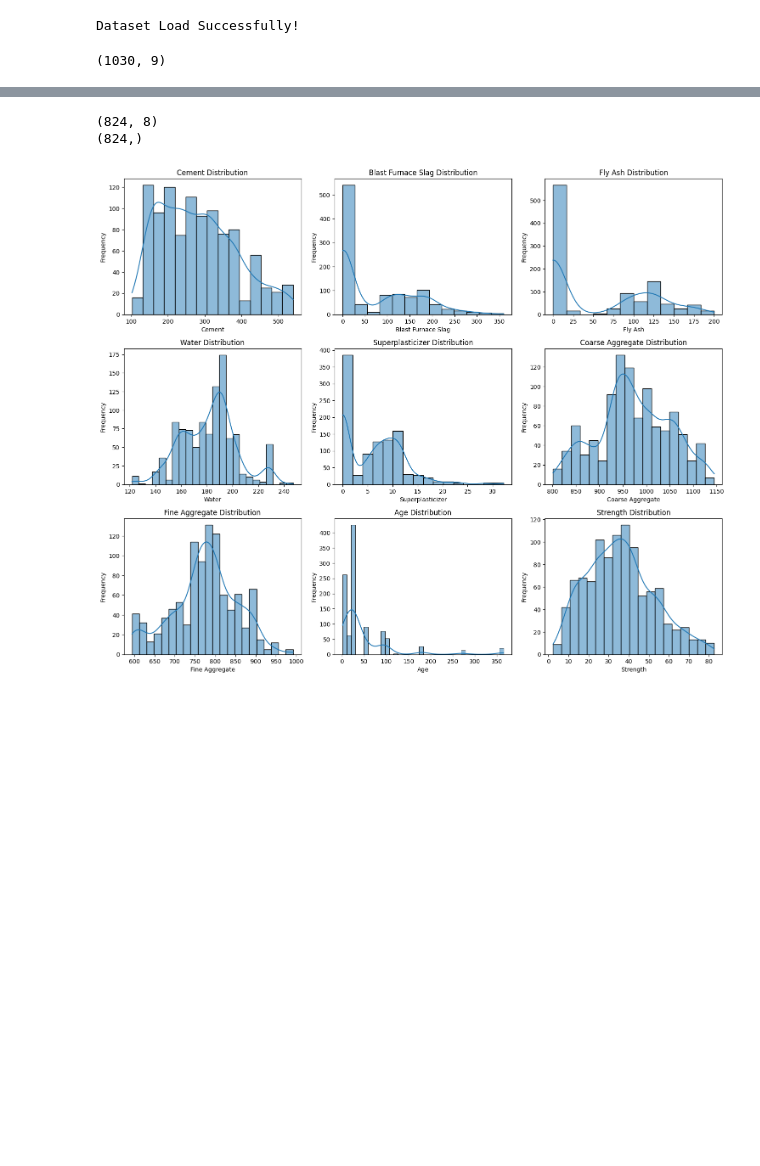
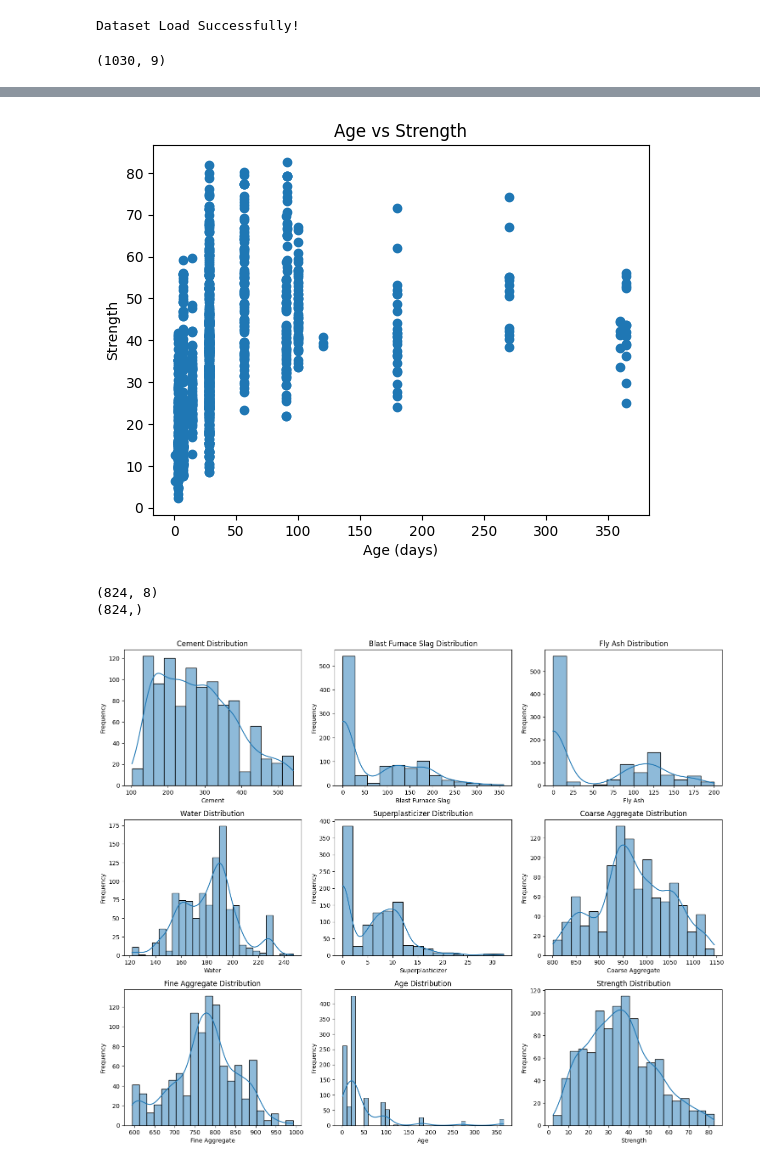
Before and after one commit to Shekhar7017/EDA, a Jupyter notebook: FeatureEngineering.ipynb, the cells around one changed output, grey strips where cells are left out. Drawn from its saved outputs; the diff is of its cells as text; code cells hidden in the pictures; blank space fills up the shorter version.

```diff
--- a/FeatureEngineering.ipynb
+++ b/FeatureEngineering.ipynb
@@ -603,6 +612,16 @@ memory usage: 72.6 KB
 | 50% | 272.900000 | 22.000000 | 0.000000 | 185.000000 | 6.400000 | 968.000000 | 779.500000 | ... |
 | 75% | 350.000000 | 142.950000 | 118.300000 | 192.000000 | 10.200000 | 1029.400000 | 824.000000 | ... |
 | max | 540.000000 | 359.400000 | 200.100000 | 247.000000 | 32.200000 | 1145.000000 | 992.600000 | ... |
+# %%
+import matplotlib.pyplot as plt
+
+plt.scatter(df['Age'], df['Strength'])
+plt.xlabel('Age (days)')
+plt.ylabel('Strength')
+plt.title('Age vs Strength')
+plt.show()
+# %% [output]
+[figure, added]
 # %%
 X = df.drop(columns=['Strength'])
 y = df['Strength']
```
Also changed, not shown: parts of 17 cells of this notebook.
